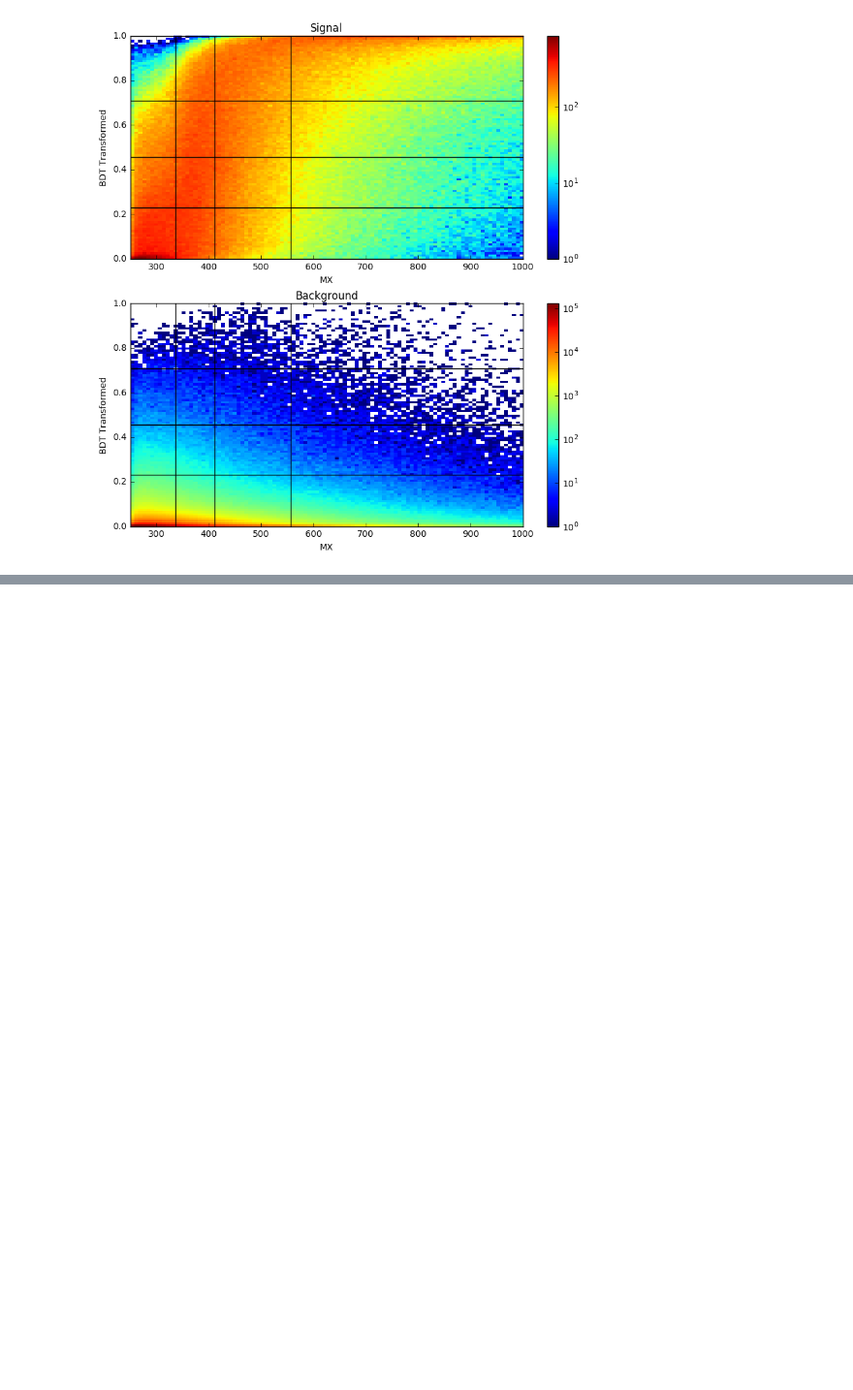
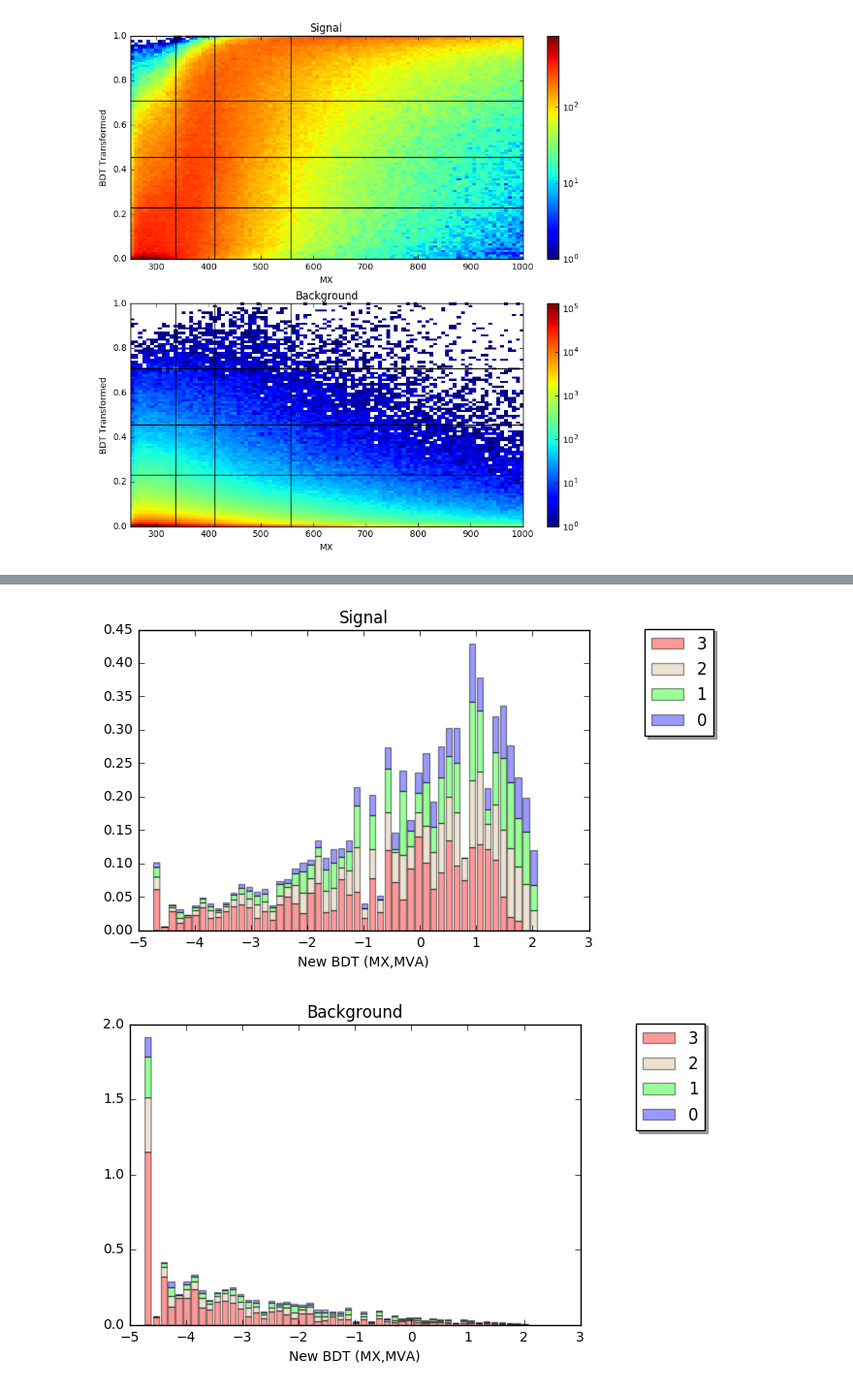
Before and after one commit to chernyavskaya/HHbbgg_ETH, a Jupyter notebook: Training/notebooks/studies/classification.ipynb, the cells around one changed output, grey strips where cells are left out. Shown at 97% size. Cells and saved outputs as stored; diff of their text form; code cells hidden in the pictures; blank space fills up the shorter version.

```diff
--- a/Training/notebooks/studies/classification.ipynb
+++ b/Training/notebooks/studies/classification.ipynb
@@ -172,0 +250,43 @@ plt.show()
+# %%
+categories_MX = [250,336, 411 ,556,4000]
+categories_MVA =[0,0.230 ]
+
+plt.clf()
+signal_values = []
+bkg_values = []
+for mx_num in range(0,len(categories_MX)-1):
+    for mva_num in range(0,len(categories_MVA)-1):
+        signal_values.append(Y_pred_test_sig[(X_total_test[y_total_test>0][:,1]>categories_MVA[mva_num])&
+                            (X_total_test[y_total_test>0][:,1]<=categories_MVA[mva_num+1]) &
+                            (X_total_test[y_total_test>0][:,0]>categories_MX[mx_num]) &
+                            (X_total_test[y_total_test>0][:,0]<=categories_MX[mx_num+1]) ])
+        bkg_values.append(Y_pred_test_bkg[(X_total_test[y_total_test<0][:,1]>categories_MVA[mva_num])&
+                            (X_total_test[y_total_test<0][:,1]<=categories_MVA[mva_num+1]) &
+                            (X_total_test[y_total_test<0][:,0]>categories_MX[mx_num]) &
+                            (X_total_test[y_total_test<0][:,0]<=categories_MX[mx_num+1]) ])
+
+
+
+
+colors = ['red', 'tan', 'lime','blue']
+categories = sorted(np.arange(0,4,1),reverse=True)
+
+#plt.yscale('log')
+plt.title('Signal')
+plt.xlabel('New BDT (MX,MVA)')
+plt.hist(signal_values,bins=50,
+                 histtype='bar', normed=1,stacked=True,alpha=0.4,color=colors,label=categories)
+plt.legend(loc='upper center', bbox_to_anchor=(1.2, 1.03), shadow=True, ncol=1)
+plt.show()
+
+#plt.yscale('log')
+plt.title('Background')
+plt.xlabel('New BDT (MX,MVA)')
+plt.legend(loc='upper left')
+plt.hist(bkg_values,bins=50,
+                 histtype='bar',normed=1, stacked=True,alpha=0.4,color=colors,label=categories)
+plt.legend(loc='upper center', bbox_to_anchor=(1.2, 1.03), shadow=True, ncol=1)
+plt.show()
+# %% [output]
+[figure, added]
+[figure, added]
```
Also changed, not shown: parts of 10 cells of this notebook, 2 other files.
